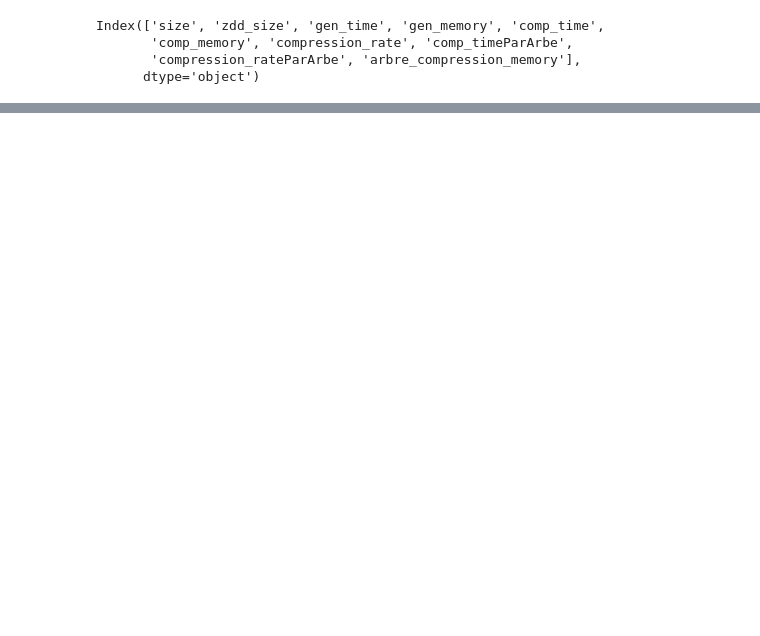
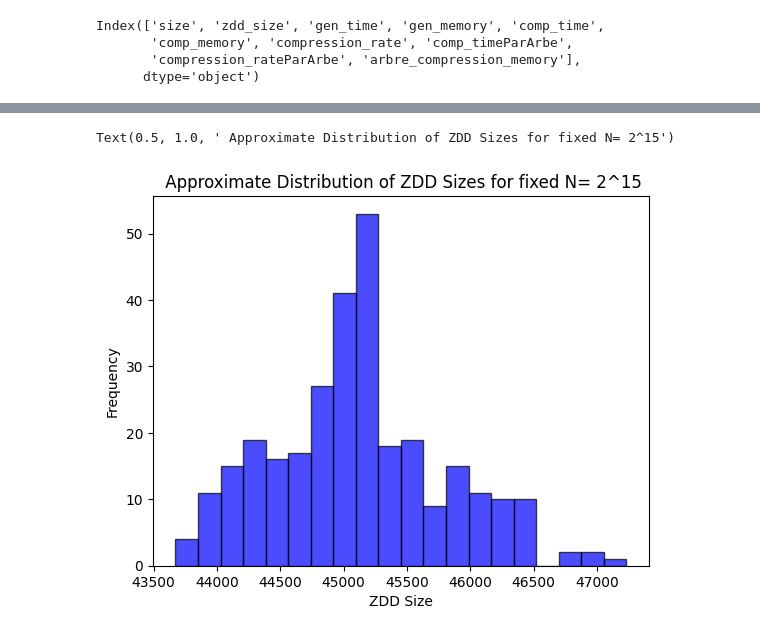
Before and after one commit to Freecs11/ouv_project, a Jupyter notebook: plot_data_p.ipynb, the cells around one changed output, grey strips where cells are left out. Saved outputs shown, nothing was run; the diff lists cells and outputs as text; code cells hidden in the pictures; blank space fills up the shorter version.

```diff
--- a/plot_data_p.ipynb
+++ b/plot_data_p.ipynb
@@ -145,0 +146,17 @@ plt.show()
+# %%
+# open experimental_data_fixedN.csv
+data = pd.read_csv("experimental_data_fixedN.csv")
+
+# Extract the columns from the data
+size = data['size']
+zdd_size = data['zdd_size']
+tree_size = data['treesize']
+
+# Approximate Distribution of ZDD Sizes for fixed N and varying M
+plt.hist(zdd_size, bins=20, color='blue', edgecolor='black', alpha=0.7)
+plt.xlabel('ZDD Size')
+plt.ylabel('Frequency')
+plt.title(' Approximate Distribution of ZDD Sizes for fixed N= 2^15')
+# %% [output]
+Text(0.5, 1.0, ' Approximate Distribution of ZDD Sizes for fixed N= 2^15')
+[figure, added]
```
Also changed, not shown: parts of 3 cells of this notebook, 13 other files.
